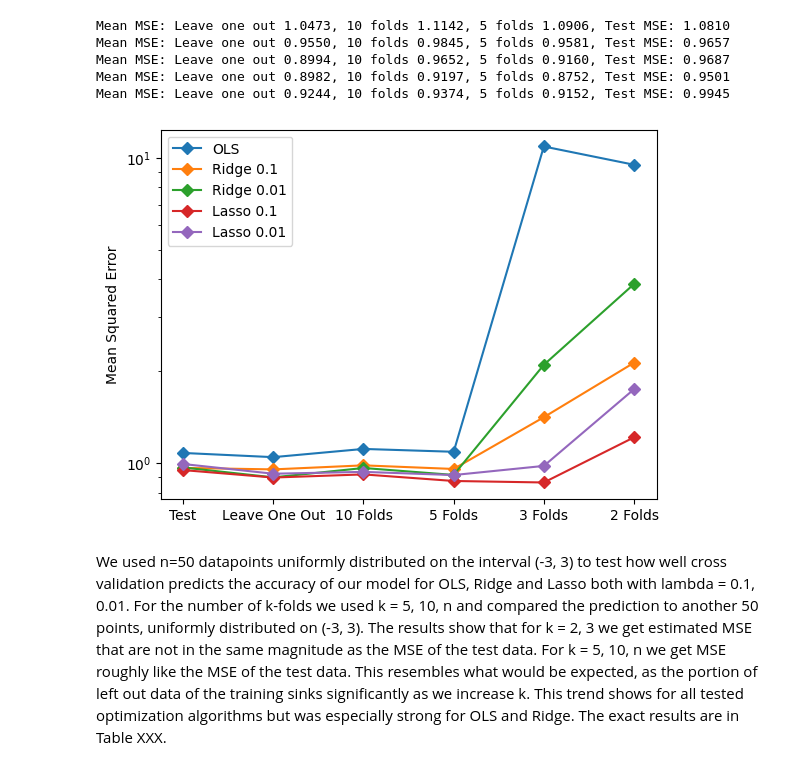
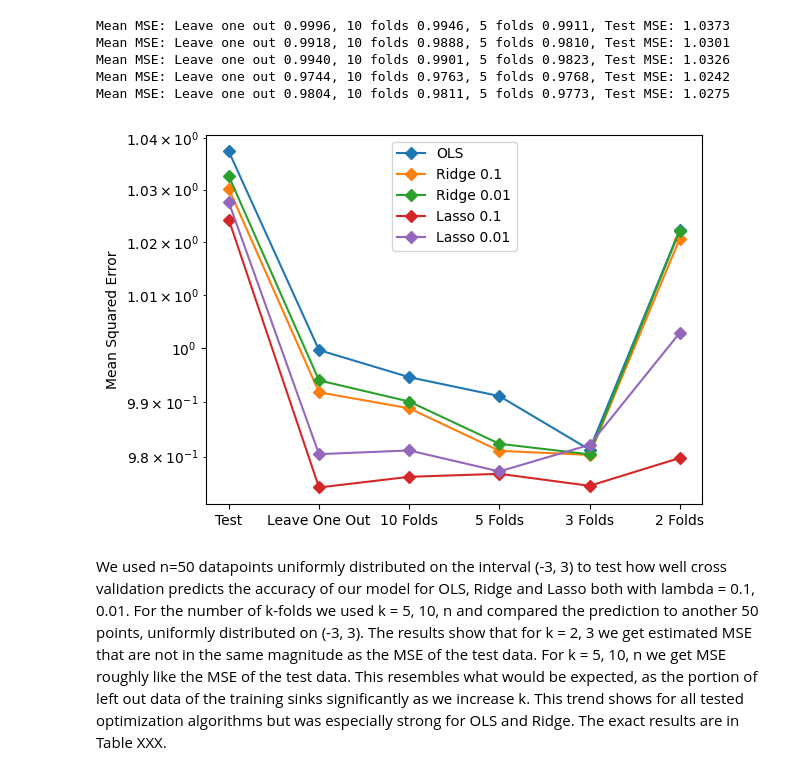
Before and after one commit to thomas-engl/Project-1---Applied-ML, a Jupyter notebook: Archive/Lars/cross-validation.ipynb, the cells around one changed output. Saved outputs shown, nothing was run; the diff lists cells and outputs as text; code cells hidden in the pictures.

Commit message:
plots

```diff
--- a/Archive/Lars/cross-validation.ipynb
+++ b/Archive/Lars/cross-validation.ipynb
@@ -13,7 +13,7 @@ def Runge(x):
     return 1 / (1 + 25 * x**2)
 
 VARIANCE = 1
-N_POINTS = 50
+N_POINTS = 500
 
 x = uniform(-3, 3, N_POINTS)
 y = Runge(x) + normal(0, VARIANCE, N_POINTS)
@@ -57,39 +57,39 @@ for optimization_method, name in [
         (LinearRegression(), "OLS"),
         (Ridge(alpha=0.1), "Ridge 0.1"),
         (Ridge(alpha=0.01), "Ridge 0.01"),
         (Lasso(alpha=0.1), "Lasso 0.1"),
         (Lasso(alpha=0.01), "Lasso 0.01")
     ]:
 
     mean_mse_LEAVE_ONE_OUT = cross_validation(N_POINTS, optimization_method)
     mean_mse_10_FOLDS = cross_validation(10, optimization_method)
     mean_mse_5_FOLDS = cross_validation(5, optimization_method)
     mean_mse_3_FOLDS = cross_validation(3, optimization_method)
     mean_mse_2_FOLDS = cross_validation(2, optimization_method)
 
     scalar = StandardScaler()
     X = pol.fit_transform(x.reshape(-1, 1))
     X = scalar.fit_transform(X)
     y_center = y - y.mean()
 
     reg = optimization_method.fit(X, y_center)
     y_pred = reg.predict(scalar.transform(pol.transform(x.reshape(-1, 1)))) + y.mean()
 
     print(f"Mean MSE: Leave one out {mean_mse_LEAVE_ONE_OUT:.4f}, 10 folds {mean_mse_10_FOLDS:.4f}, 5 folds {mean_mse_5_FOLDS:.4f}, Test MSE: {mean_squared_error(y_true, y_pred):.4f}")
     plt.plot(range(6), [mean_squared_error(y_true, y_pred), mean_mse_LEAVE_ONE_OUT, mean_mse_10_FOLDS, mean_mse_5_FOLDS, mean_mse_3_FOLDS, mean_mse_2_FOLDS], 'D-', label=name)
 
 plt.xticks(range(6), ['Test', 'Leave One Out', '10 Folds', '5 Folds', '3 Folds', '2 Folds'])
 plt.ylabel('Mean Squared Error')
 plt.legend()
 plt.yscale('log')
 plt.show()
 # %% [output]
-Mean MSE: Leave one out 1.0473, 10 folds 1.1142, 5 folds 1.0906, Test MSE: 1.0810
-Mean MSE: Leave one out 0.9550, 10 folds 0.9845, 5 folds 0.9581, Test MSE: 0.9657
-Mean MSE: Leave one out 0.8994, 10 folds 0.9652, 5 folds 0.9160, Test MSE: 0.9687
-Mean MSE: Leave one out 0.8982, 10 folds 0.9197, 5 folds 0.8752, Test MSE: 0.9501
-Mean MSE: Leave one out 0.9244, 10 folds 0.9374, 5 folds 0.9152, Test MSE: 0.9945
+Mean MSE: Leave one out 0.9996, 10 folds 0.9946, 5 folds 0.9911, Test MSE: 1.0373
+Mean MSE: Leave one out 0.9918, 10 folds 0.9888, 5 folds 0.9810, Test MSE: 1.0301
+Mean MSE: Leave one out 0.9940, 10 folds 0.9901, 5 folds 0.9823, Test MSE: 1.0326
+Mean MSE: Leave one out 0.9744, 10 folds 0.9763, 5 folds 0.9768, Test MSE: 1.0242
+Mean MSE: Leave one out 0.9804, 10 folds 0.9811, 5 folds 0.9773, Test MSE: 1.0275
-[figure, old version]
+[figure, new version]
 # %% [markdown]
 We used n=50 datapoints uniformly distributed on the interval (-3, 3) to test how well cross validation predicts the accuracy of our model for OLS, Ridge and Lasso both with lambda = 0.1, 0.01. For the number of k-folds we used k = 5, 10, n and compared the prediction to another 50 points, uniformly distributed on (-3, 3). The results show that for k = 2, 3 we get estimated MSE that are not in the same magnitude as the MSE of the test data. For k = 5, 10, n we get MSE roughly like the MSE of the test data. This resembles what would be expected, as the portion of left out data of the training sinks significantly as we increase k. This trend shows for all tested optimization algorithms but was especially strong for OLS and Ridge. The exact results are in Table XXX.
 # %% [markdown]
```
Also changed, not shown: parts of 1 cell of this notebook, 1 other file.
